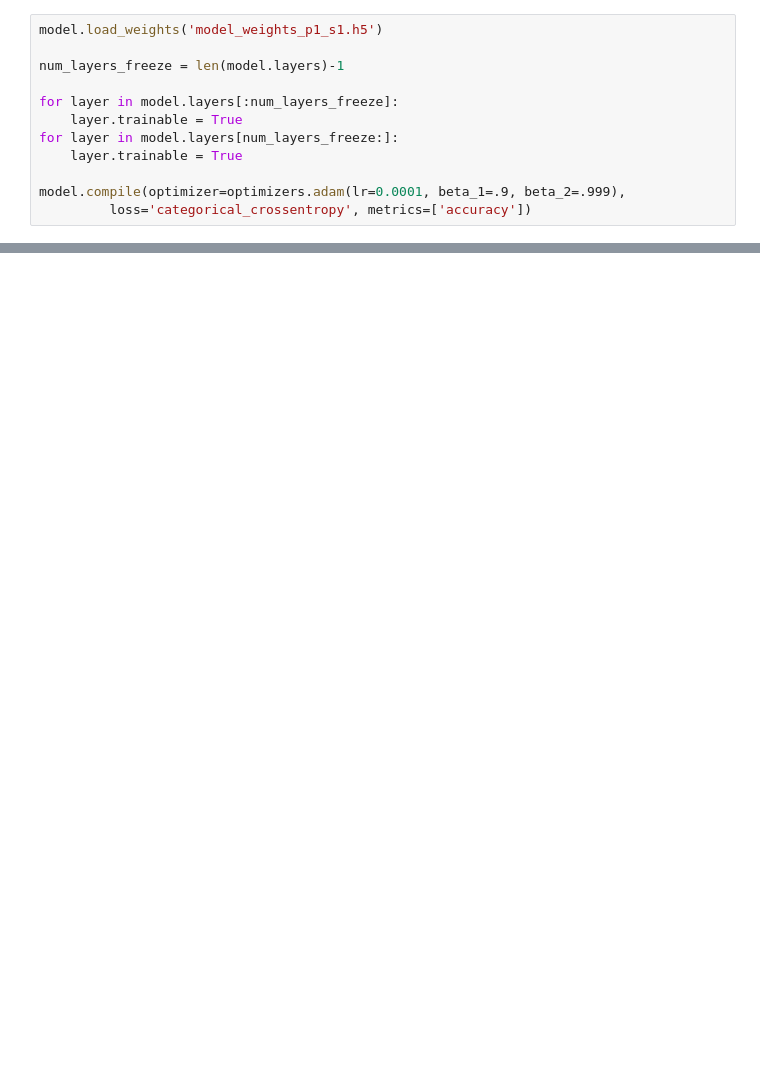
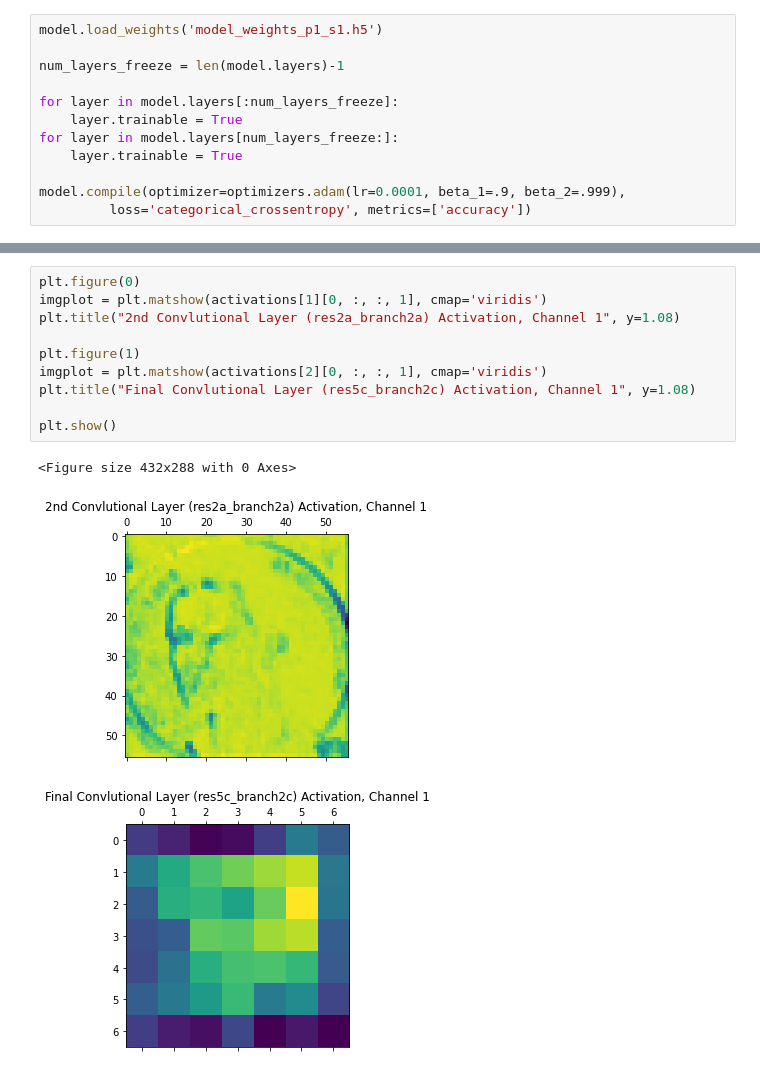
Before and after one commit to HungryGiraffe/Final, a Jupyter notebook: Final.ipynb, the cells around one changed output, grey strips where cells are left out. Drawn from its saved outputs; the diff is of its cells as text; blank space fills up the shorter version.

```diff
--- a/Final.ipynb
+++ b/Final.ipynb
@@ -384,0 +650,14 @@ activation_model = models.Model(inputs=model.input, outputs=layer_outputs)
+# %%
+plt.figure(0)
+imgplot = plt.matshow(activations[1][0, :, :, 1], cmap='viridis')
+plt.title("2nd Convlutional Layer (res2a_branch2a) Activation, Channel 1", y=1.08)
+
+plt.figure(1)
+imgplot = plt.matshow(activations[2][0, :, :, 1], cmap='viridis')
+plt.title("Final Convlutional Layer (res5c_branch2c) Activation, Channel 1", y=1.08)
+
+plt.show()
+# %% [output]
+<Figure size 432x288 with 0 Axes>
+[figure, added]
+[figure, added]
```
Also changed, not shown: parts of 56 cells of this notebook.
